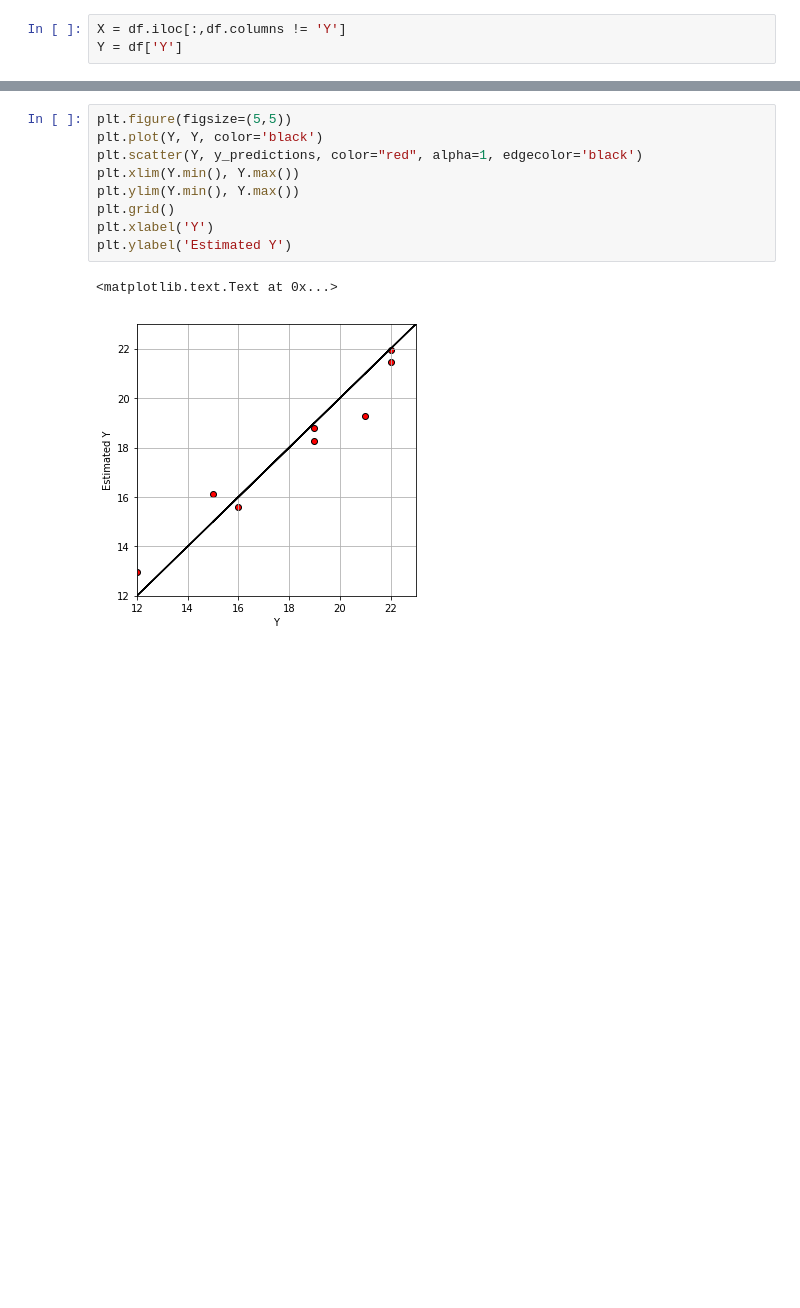
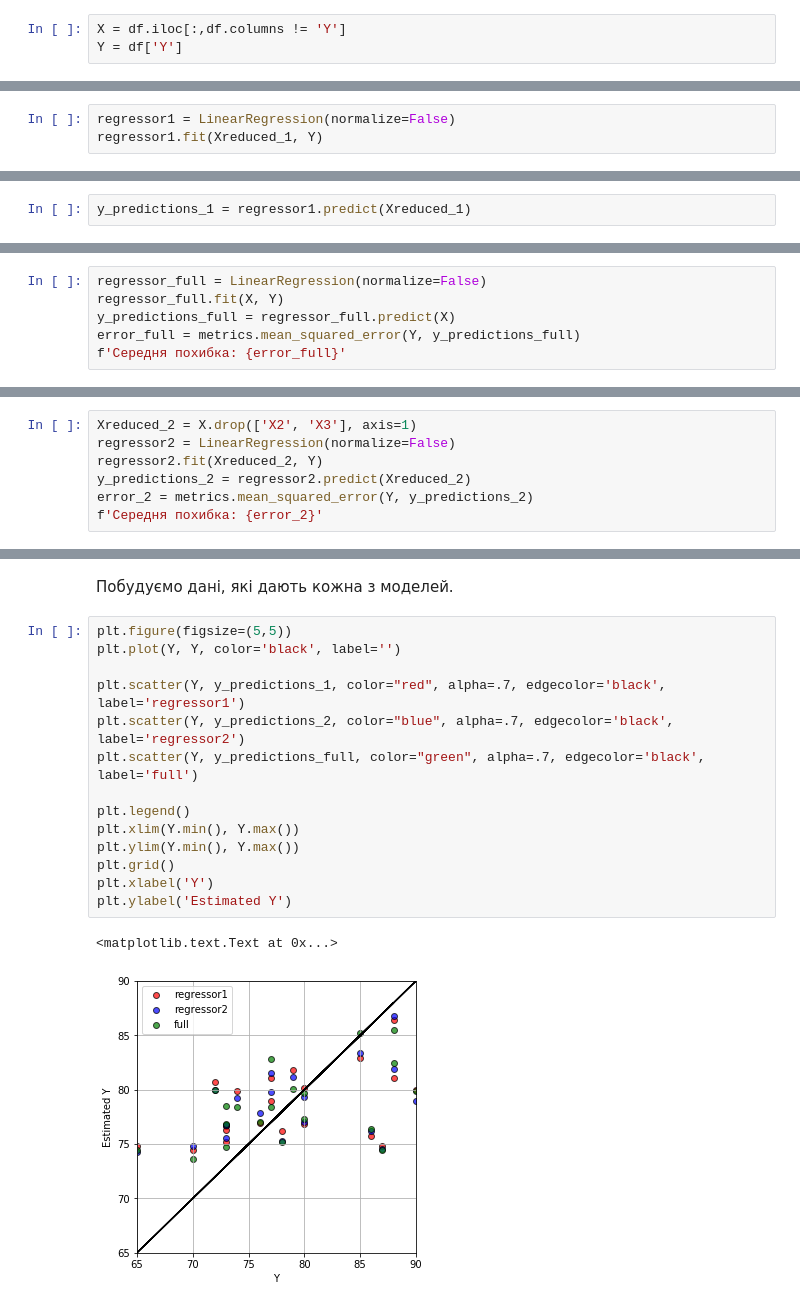
Before and after one commit to rostyq/edu_notebooks, a Jupyter notebook: math_modelling/mnk.ipynb, the cells around one changed output, grey strips where cells are left out. Cells and saved outputs as stored; diff of their text form; blank space fills up the shorter version.

```diff
--- a/math_modelling/mnk.ipynb
+++ b/math_modelling/mnk.ipynb
@@ -51,0 +73,3 @@ y_predictions = regressor.predict(X)
+# %%
+regressor1 = LinearRegression(normalize=False)
+regressor1.fit(Xreduced_1, Y)
@@ -51,0 +78,2 @@ y_predictions = regressor.predict(X)
+# %%
+y_predictions_1 = regressor1.predict(Xreduced_1)
@@ -51,0 +89,6 @@ y_predictions = regressor.predict(X)
+# %%
+regressor_full = LinearRegression(normalize=False)
+regressor_full.fit(X, Y)
+y_predictions_full = regressor_full.predict(X)
+error_full = metrics.mean_squared_error(Y, y_predictions_full)
+f'Середня похибка: {error_full}'
@@ -51,0 +103,7 @@ y_predictions = regressor.predict(X)
+# %%
+Xreduced_2 = X.drop(['X2', 'X3'], axis=1)
+regressor2 = LinearRegression(normalize=False)
+regressor2.fit(Xreduced_2, Y)
+y_predictions_2 = regressor2.predict(Xreduced_2)
+error_2 = metrics.mean_squared_error(Y, y_predictions_2)
+f'Середня похибка: {error_2}'
@@ -52,12 +118,19 @@ y_predictions = regressor.predict(X)
+# %% [markdown]
+Побудуємо дані, які дають кожна з моделей.
 # %%
 plt.figure(figsize=(5,5))
-plt.plot(Y, Y, color='black')
-plt.scatter(Y, y_predictions, color="red", alpha=1, edgecolor='black')
+plt.plot(Y, Y, color='black', label='')
+
+plt.scatter(Y, y_predictions_1, color="red", alpha=.7, edgecolor='black', label='regressor1')
+plt.scatter(Y, y_predictions_2, color="blue", alpha=.7, edgecolor='black', label='regressor2')
+plt.scatter(Y, y_predictions_full, color="green", alpha=.7, edgecolor='black', label='full')
+
+plt.legend()
 plt.xlim(Y.min(), Y.max())
 plt.ylim(Y.min(), Y.max())
 plt.grid()
 plt.xlabel('Y')
 plt.ylabel('Estimated Y')
 # %% [output]
 <matplotlib.text.Text at 0x...>
-[figure, old version]
+[figure, new version]
```
Also changed, not shown: parts of 27 cells of this notebook, 1 other file.
